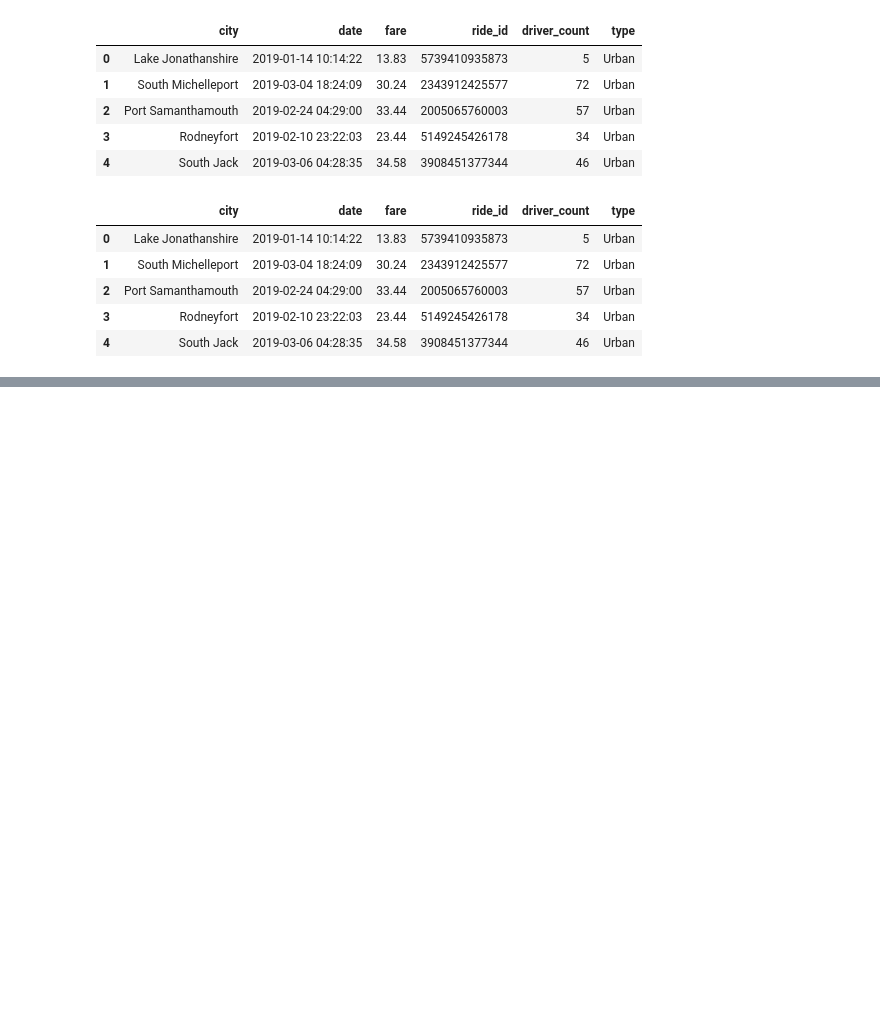
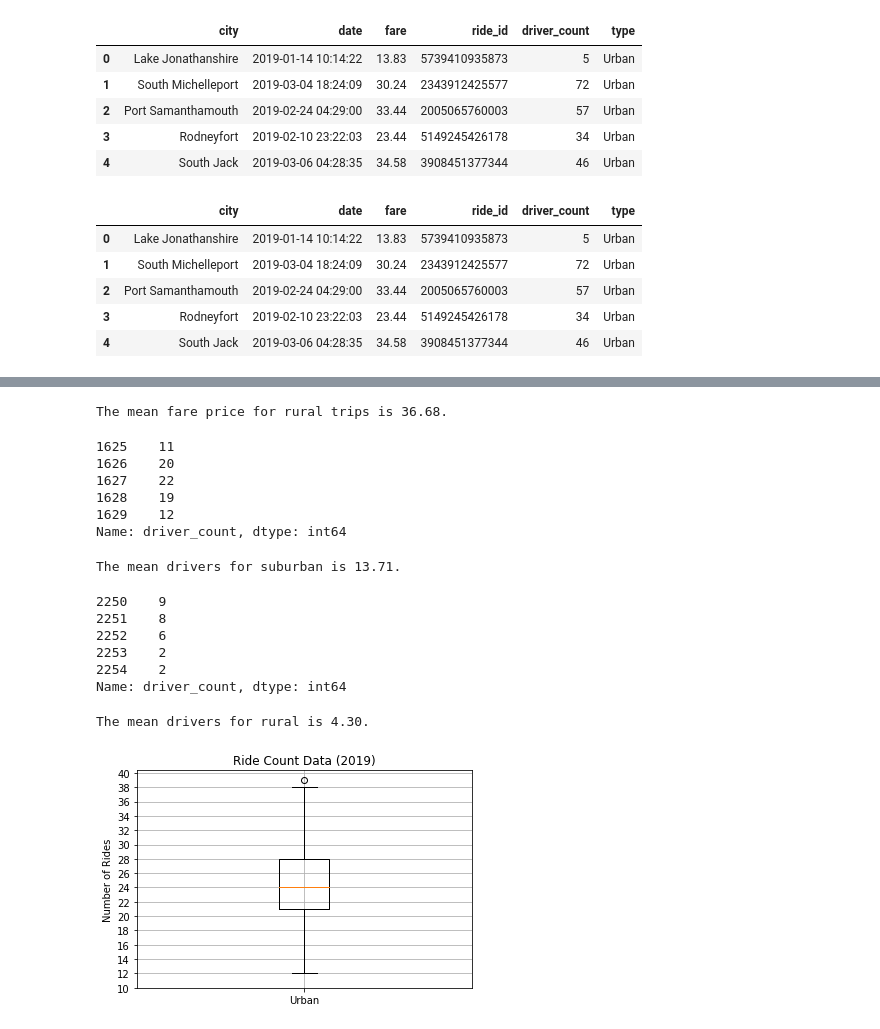
Before and after one commit to ManuelRuizF/PyBer_Analysis, a Jupyter notebook: Pyber.ipynb, the cells around one changed output, grey strips where cells are left out. Drawn from its saved outputs; the diff is of its cells as text; code cells hidden in the pictures; blank space fills up the shorter version.

Commit message:
Box and Whiskers chart

```diff
--- a/Pyber.ipynb
+++ b/Pyber.ipynb
@@ -314,0 +502,48 @@ plt.show()
+# %%
+mean_urban_drivers = np.mean(urban_drivers)
+print(f"The mean drivers for urban is {mean_urban_drivers:.2f}.")
+# %% [output]
+The mean fare price for rural trips is 36.68.
+# %%
+suburban_drivers = suburban_cities_df['driver_count']
+suburban_drivers.head()
+# %% [output]
+1625    11
+1626    20
+1627    22
+1628    19
+1629    12
+Name: driver_count, dtype: int64
+# %%
+mean_suburban_drivers = np.mean(suburban_drivers)
+print(f"The mean drivers for suburban is {mean_suburban_drivers:.2f}.")
+# %% [output]
+The mean drivers for suburban is 13.71.
+# %%
+rural_drivers = rural_cities_df['driver_count']
+rural_drivers.head()
+# %% [output]
+2250    9
+2251    8
+2252    6
+2253    2
+2254    2
+Name: driver_count, dtype: int64
+# %%
+mean_rural_drivers = np.mean(rural_drivers)
+print(f"The mean drivers for rural is {mean_rural_drivers:.2f}.")
+# %% [output]
+The mean drivers for rural is 4.30.
+# %%
+# Create a box-and-whisker plot for the urban cities ride count.
+x_labels = ["Urban"]
+fig, ax = plt.subplots()
+ax.boxplot(urban_ride_count, labels=x_labels)
+# Add the title, y-axis label and grid.
+ax.set_title('Ride Count Data (2019)')
+ax.set_ylabel('Number of Rides')
+ax.set_yticks(np.arange(10, 41, step=2.0))
+ax.grid()
+plt.show()
+# %% [output]
+[figure, added]
```
Also changed, not shown: parts of 52 cells of this notebook.
